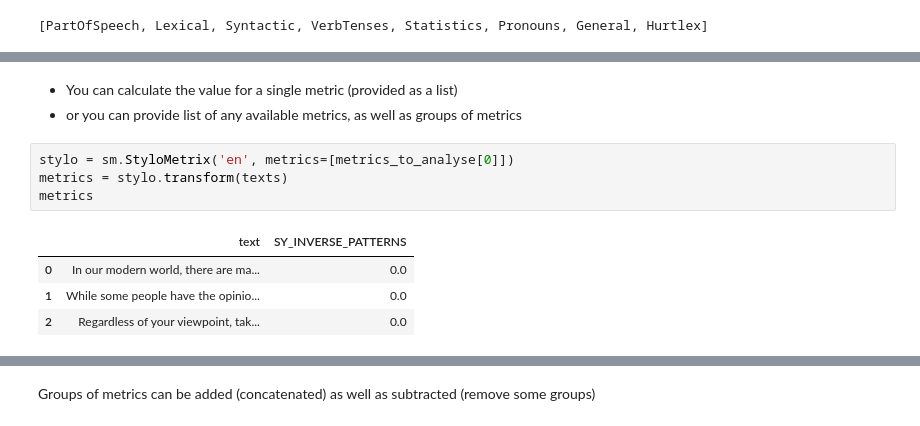
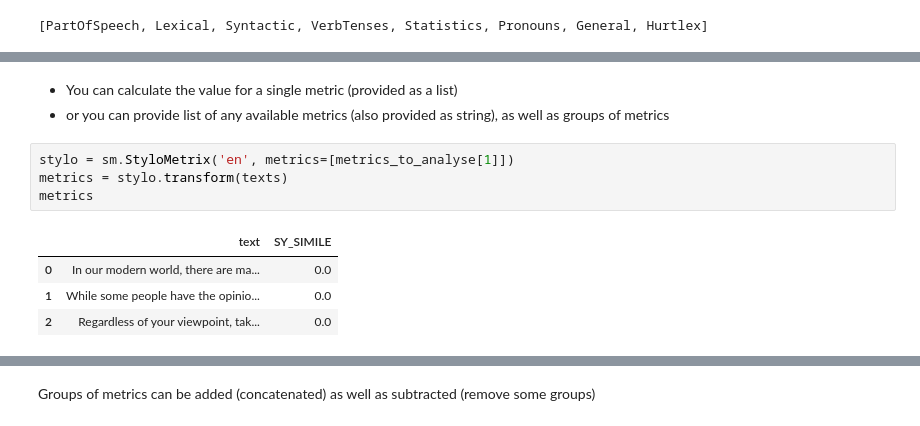
Before and after one commit to ZILiAT-NASK/StyloMetrix, a Jupyter notebook: examples/Tutorial.ipynb, the cells around one changed output, grey strips where cells are left out. Drawn from its saved outputs; the diff is of its cells as text.

```diff
--- a/examples/Tutorial.ipynb
+++ b/examples/Tutorial.ipynb
@@ -199,12 +245,12 @@ metrics
 # %% [markdown]
 - You can calculate the value for a single metric (provided as a list)
-- or you can provide list of any available metrics, as well as groups of metrics
+- or you can provide list of any available metrics (also provided as string), as well as groups of metrics
 # %%
-stylo = sm.StyloMetrix('en', metrics=[metrics_to_analyse[0]])
+stylo = sm.StyloMetrix('en', metrics=[metrics_to_analyse[1]])
 metrics = stylo.transform(texts)
 metrics
 # %% [output]
-|  | text | SY_INVERSE_PATTERNS |
+|  | text | SY_SIMILE |
 | 0 | In our modern world, there are ma... | 0.0 |
 | 1 | While some people have the opinio... | 0.0 |
 | 2 | Regardless of your viewpoint, tak... | 0.0 |
```
Also changed, not shown: parts of 13 cells of this notebook, 1 other file.
